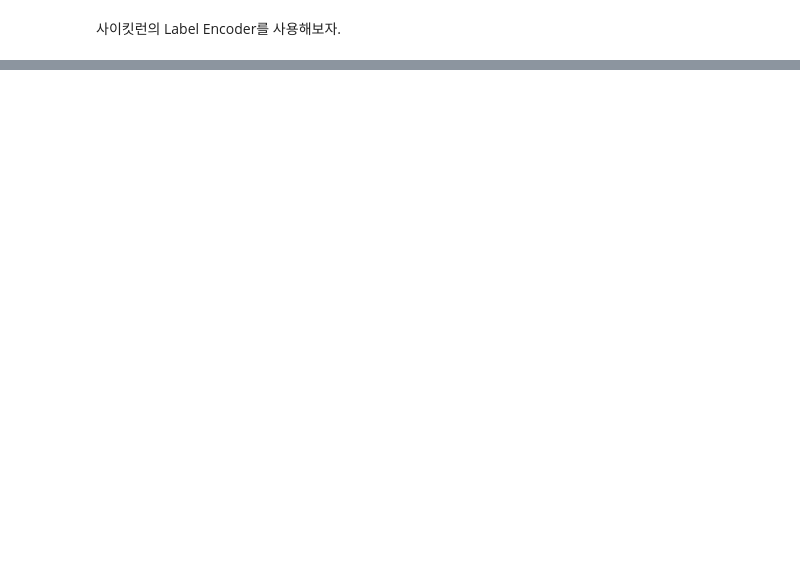
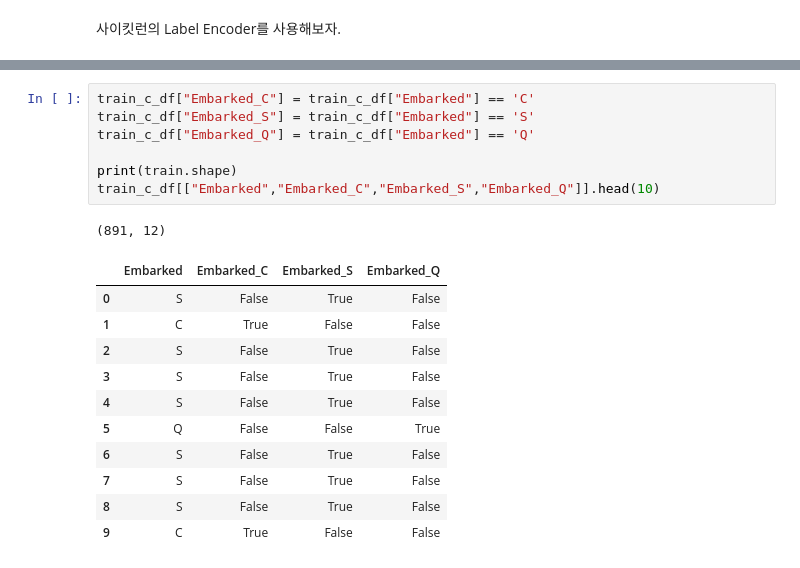
Before and after one commit to pmh10401/Data-Science, a Jupyter notebook: Data Preprocessing/One_hot_encoding.ipynb, the cells around one changed output, grey strips where cells are left out. Drawn from its saved outputs; the diff is of its cells as text; blank space fills up the shorter version.

```diff
--- a/Data Preprocessing/One_hot_encoding.ipynb
+++ b/Data Preprocessing/One_hot_encoding.ipynb
@@ -221,0 +231,20 @@ train_c_df.head()
+# %%
+train_c_df["Embarked_C"] = train_c_df["Embarked"] == 'C'
+train_c_df["Embarked_S"] = train_c_df["Embarked"] == 'S'
+train_c_df["Embarked_Q"] = train_c_df["Embarked"] == 'Q'
+
+print(train.shape)
+train_c_df[["Embarked","Embarked_C","Embarked_S","Embarked_Q"]].head(10)
+# %% [output]
+(891, 12)
+|  | Embarked | Embarked_C | Embarked_S | Embarked_Q |
+| 0 | S | False | True | False |
+| 1 | C | True | False | False |
+| 2 | S | False | True | False |
+| 3 | S | False | True | False |
+| 4 | S | False | True | False |
+| 5 | Q | False | False | True |
+| 6 | S | False | True | False |
+| 7 | S | False | True | False |
+| 8 | S | False | True | False |
+| 9 | C | True | False | False |
```
Also changed, not shown: parts of 7 cells of this notebook, 5 other files.
